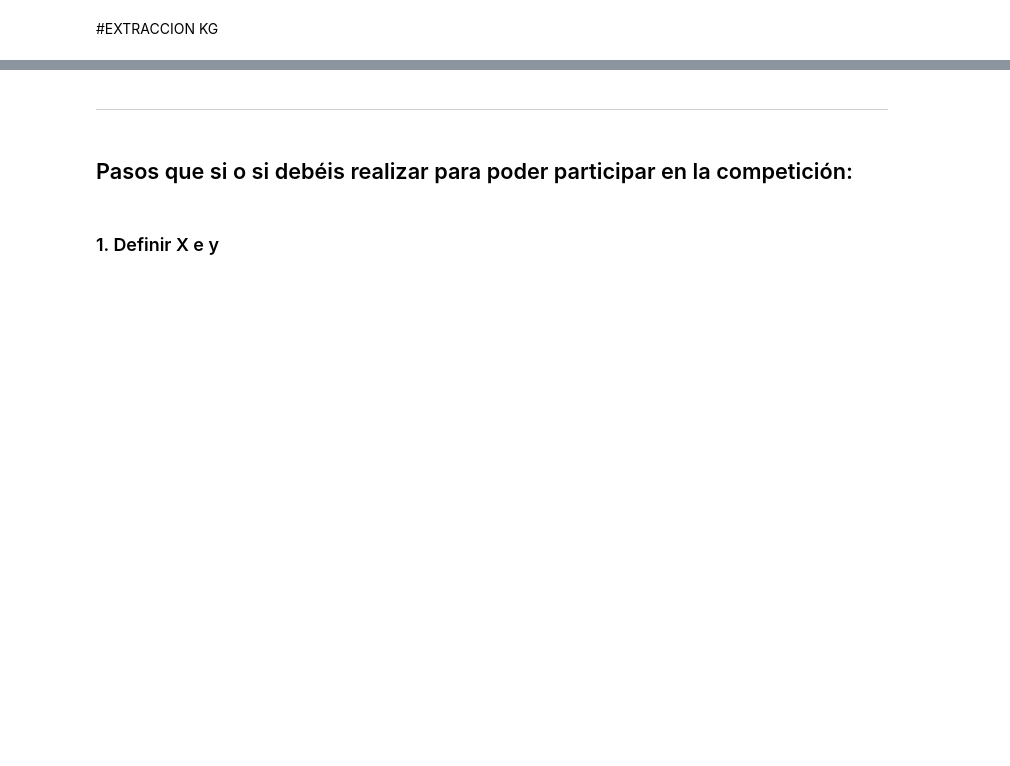
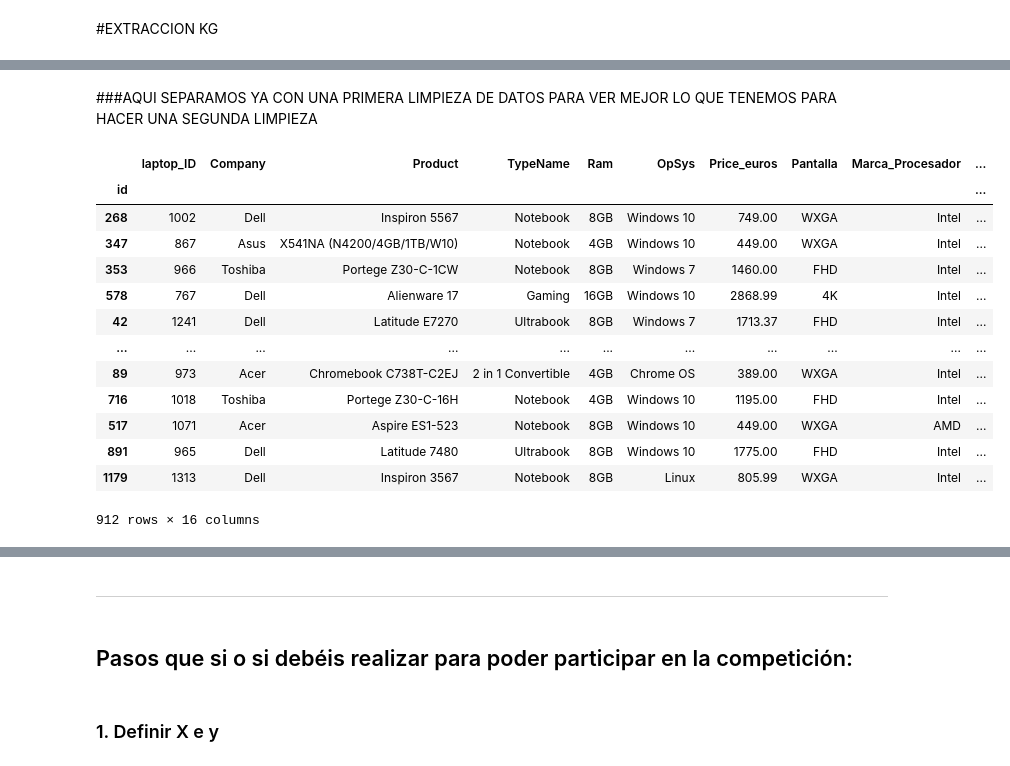
Before and after one commit to RaulSoler/Kaggle_Desafio, a Jupyter notebook: Regresion_Portatiles/Regresion.ipynb, the cells around one changed output, grey strips where cells are left out. Cells and saved outputs as stored; diff of their text form; code cells hidden in the pictures; blank space fills up the shorter version.

Commit message:
3 Limpieza Hecha

```diff
--- a/Regresion_Portatiles/Regresion.ipynb
+++ b/Regresion_Portatiles/Regresion.ipynb
@@ -244,0 +285,4 @@ train["Procesador"].nunique()
+# %%
+train['Marca_Procesador'] = train['Cpu'].apply(extract_brand)
+train['Modelo_Procesador'] = train['Cpu'].apply(extract_model)
+train['Velocidad_Procesador'] = train['Cpu'].apply(extract_speed)
@@ -247,12 +327,14 @@ train["Procesador"].nunique()
 # %%
-#Vamos a separar por SSD Y POR HDD
+
 def separar_discos(disco):
     # Inicializa las capacidades
-    capacidad_ssd = None
-    capacidad_hdd = None
+    capacidad_ssd = '0 GB'
+    capacidad_hdd = '0 GB'
+    capacidad_flash = '0 GB'
+    capacidad_hybrid = '0 GB'
 
     # Busca la capacidad y tipo de disco en la cadena
-    matches = re.findall(r'(\d+)(GB|TB)\s+(SSD|HDD)', disco)
+    matches = re.findall(r'(\d+)(GB|TB)\s+(SSD|HDD|Flash Storage|Hybrid)', disco)
 
     # Itera sobre las coincidencias y asigna las capacidades según el tipo de disco
     for capacidad, unidad, tipo in matches:
@@ -260,13 +342,9 @@ def separar_discos(disco):
             capacidad_ssd = f"{capacidad} {unidad}"
         elif tipo == 'HDD':
             capacidad_hdd = f"{capacidad} {unidad}"
+        elif tipo == 'Flash Storage':
+            capacidad_flash = f"{capacidad} {unidad}"
+        elif tipo == 'Hybrid':
+            capacidad_hybrid = f"{capacidad} {unidad}"
 
-    # Si no se encuentra SSD, asigna 0
-    if capacidad_ssd is None:
-        capacidad_ssd = '0 GB'
-
-    # Si no se encuentra HDD, asigna 0
-    if capacidad_hdd is None:
-        capacidad_hdd = '0 GB'
-
-    return capacidad_ssd, capacidad_hdd
+    return capacidad_ssd, capacidad_hdd, capacidad_flash, capacidad_hybrid
@@ -275,3 +351,5 @@ train['SSD'], train['HDD'] = zip(*train['Memory'].apply(separar_discos)) #Aplica
+# %%
+train[['SSD', 'HDD', 'Flash Storage', 'Hybrid']] = train['Memory'].apply(lambda x: pd.Series(separar_discos(x)))
 # %%
 train.head(10)
 # %% [output]
@@ -320,0 +403,4 @@ train
+# %% [markdown]
+###AQUI SEPARAMOS YA CON UNA PRIMERA LIMPIEZA DE DATOS PARA VER MEJOR LO QUE TENEMOS PARA HACER UNA SEGUNDA LIMPIEZA
+# %%
+train_limpio_1 = train.drop(columns=["Inches","Weight","ScreenResolution","Cpu","Memory","Gpu","Resolucion"])
@@ -320,0 +409,17 @@ train
+# %%
+train_limpio_1
+# %% [output]
+|  | laptop_ID | Company | Product | TypeName | Ram | OpSys | Price_euros | Pantalla | Marca_Procesador | ... |
+| id |  |  |  |  |  |  |  |  |  | ... |
+| 268 | 1002 | Dell | Inspiron 5567 | Notebook | 8GB | Windows 10 | 749.00 | WXGA | Intel | ... |
+| 347 | 867 | Asus | X541NA (N4200/4GB/1TB/W10) | Notebook | 4GB | Windows 10 | 449.00 | WXGA | Intel | ... |
+| 353 | 966 | Toshiba | Portege Z30-C-1CW | Notebook | 8GB | Windows 7 | 1460.00 | FHD | Intel | ... |
+| 578 | 767 | Dell | Alienware 17 | Gaming | 16GB | Windows 10 | 2868.99 | 4K | Intel | ... |
+| 42 | 1241 | Dell | Latitude E7270 | Ultrabook | 8GB | Windows 7 | 1713.37 | FHD | Intel | ... |
+| ... | ... | ... | ... | ... | ... | ... | ... | ... | ... | ... |
+| 89 | 973 | Acer | Chromebook C738T-C2EJ | 2 in 1 Convertible | 4GB | Chrome OS | 389.00 | WXGA | Intel | ... |
+| 716 | 1018 | Toshiba | Portege Z30-C-16H | Notebook | 4GB | Windows 10 | 1195.00 | FHD | Intel | ... |
+| 517 | 1071 | Acer | Aspire ES1-523 | Notebook | 8GB | Windows 10 | 449.00 | WXGA | AMD | ... |
+| 891 | 965 | Dell | Latitude 7480 | Ultrabook | 8GB | Windows 10 | 1775.00 | FHD | Intel | ... |
+| 1179 | 1313 | Dell | Inspiron 3567 | Notebook | 8GB | Linux | 805.99 | WXGA | Intel | ... |
+912 rows × 16 columns
```
Also changed, not shown: parts of 45 cells of this notebook, 3 other files.
